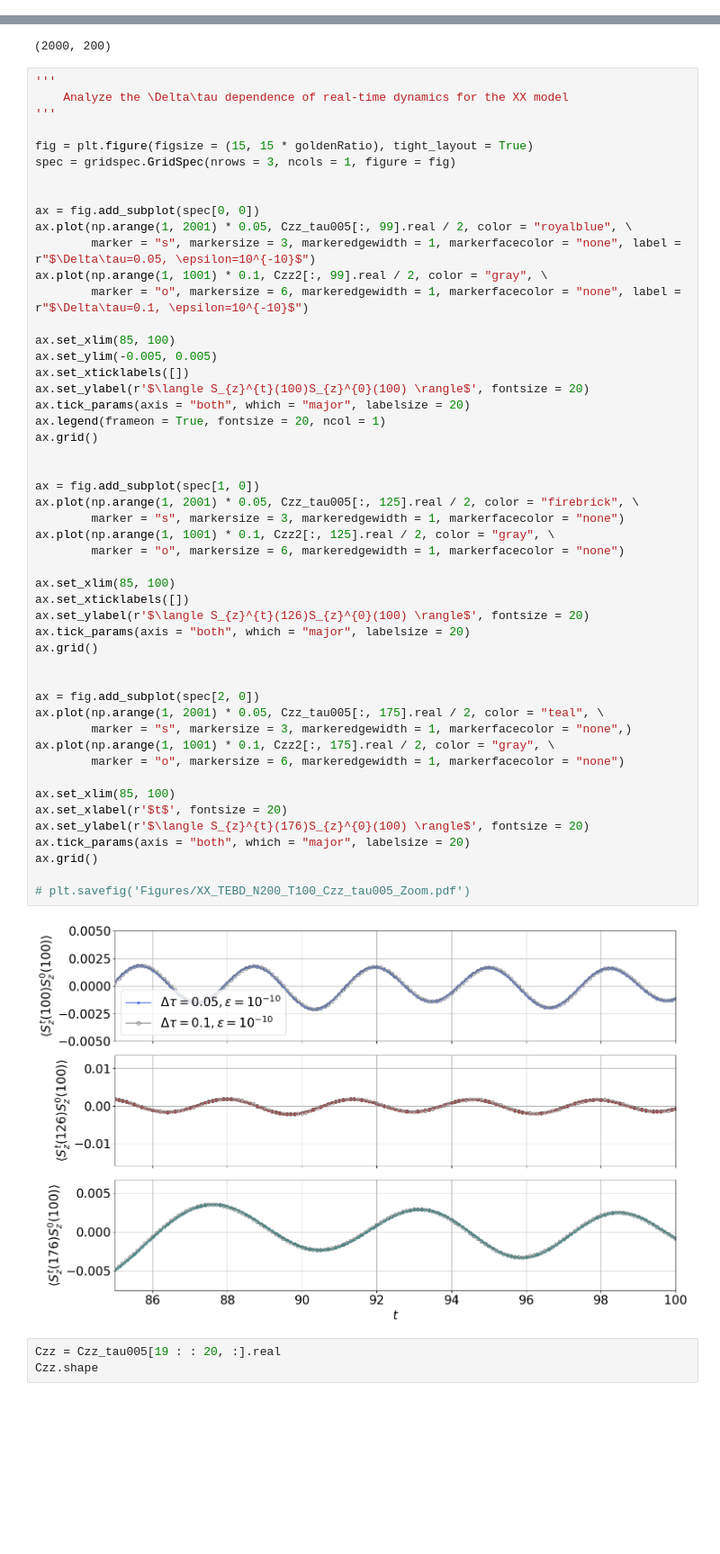
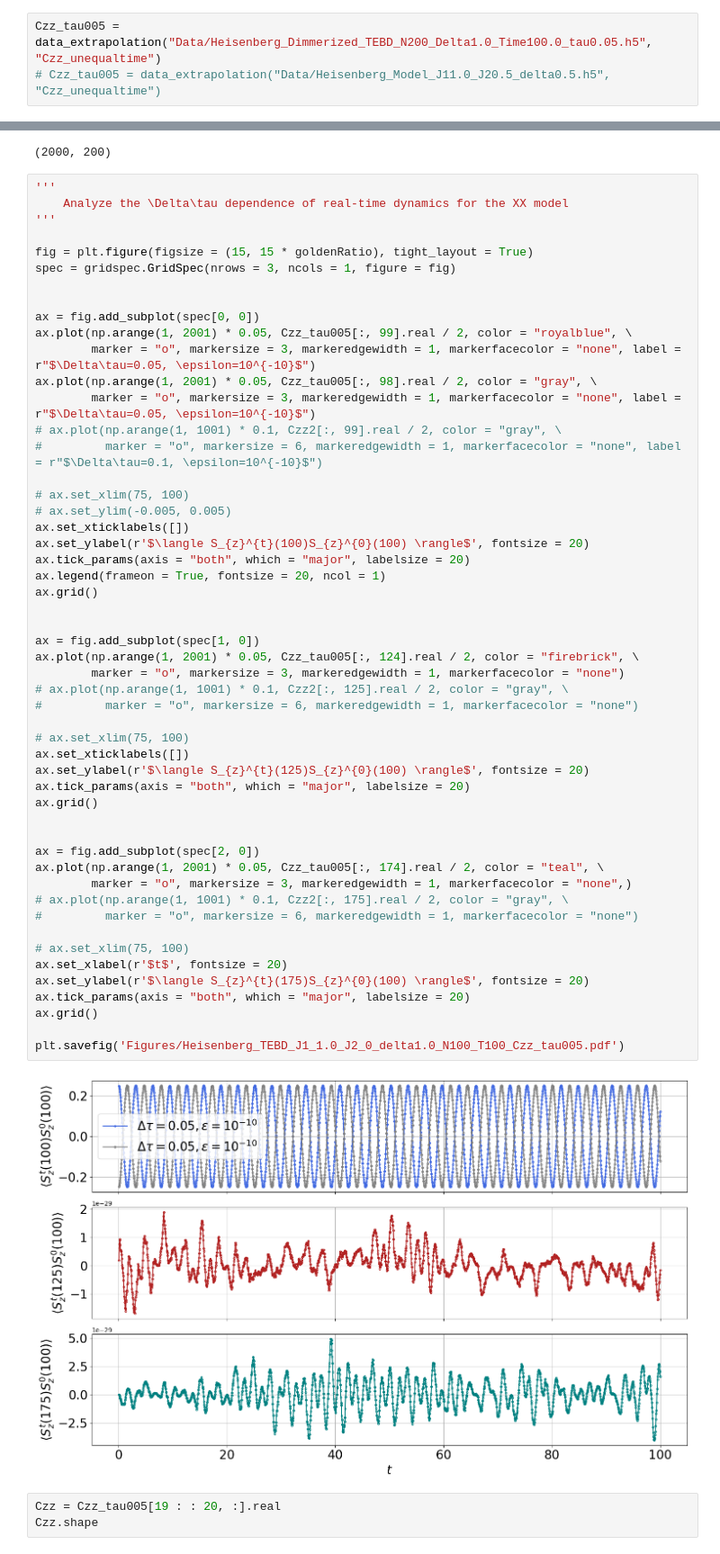
Before and after one commit to xiaobo-23/TimeEvolution, a Jupyter notebook: Spectrum_Analysis.ipynb, the cells around one changed output, grey strips where cells are left out. Shown at 90% size. Drawn from its saved outputs; the diff is of its cells as text; blank space fills up the shorter version.

```diff
--- a/Spectrum_Analysis.ipynb
+++ b/Spectrum_Analysis.ipynb
@@ -64,0 +60,3 @@ Czz_tau005 = data_extrapolation("Data/XX_Model_TEBD_N200_Time100.0_tau0.05_epsil
+# %%
+Czz_tau005 = data_extrapolation("Data/Heisenberg_Dimmerized_TEBD_N200_Delta1.0_Time100.0_tau0.05.h5", "Czz_unequaltime")
+# Czz_tau005 = data_extrapolation("Data/Heisenberg_Model_J11.0_J20.5_delta0.5.h5", "Czz_unequaltime")
@@ -135,52 +134,54 @@ Czz_tau005.shape
 '''
 
 fig = plt.figure(figsize = (15, 15 * goldenRatio), tight_layout = True)
 spec = gridspec.GridSpec(nrows = 3, ncols = 1, figure = fig)
 
 
 ax = fig.add_subplot(spec[0, 0])
 ax.plot(np.arange(1, 2001) * 0.05, Czz_tau005[:, 99].real / 2, color = "royalblue", \
-        marker = "s", markersize = 3, markeredgewidth = 1, markerfacecolor = "none", label = r"$\Delta\tau=0.05, \epsilon=10^{-10}$")
-ax.plot(np.arange(1, 1001) * 0.1, Czz2[:, 99].real / 2, color = "gray", \
-        marker = "o", markersize = 6, markeredgewidth = 1, markerfacecolor = "none", label = r"$\Delta\tau=0.1, \epsilon=10^{-10}$")
+        marker = "o", markersize = 3, markeredgewidth = 1, markerfacecolor = "none", label = r"$\Delta\tau=0.05, \epsilon=10^{-10}$")
+ax.plot(np.arange(1, 2001) * 0.05, Czz_tau005[:, 98].real / 2, color = "gray", \
+        marker = "o", markersize = 3, markeredgewidth = 1, markerfacecolor = "none", label = r"$\Delta\tau=0.05, \epsilon=10^{-10}$")
+# ax.plot(np.arange(1, 1001) * 0.1, Czz2[:, 99].real / 2, color = "gray", \
+#         marker = "o", markersize = 6, markeredgewidth = 1, markerfacecolor = "none", label = r"$\Delta\tau=0.1, \epsilon=10^{-10}$")
 
-ax.set_xlim(85, 100)
-ax.set_ylim(-0.005, 0.005)
+# ax.set_xlim(75, 100)
+# ax.set_ylim(-0.005, 0.005)
 ax.set_xticklabels([])
 ax.set_ylabel(r'$\langle S_{z}^{t}(100)S_{z}^{0}(100) \rangle$', fontsize = 20)
 ax.tick_params(axis = "both", which = "major", labelsize = 20)
 ax.legend(frameon = True, fontsize = 20, ncol = 1)
 ax.grid()
 
 
 ax = fig.add_subplot(spec[1, 0])
-ax.plot(np.arange(1, 2001) * 0.05, Czz_tau005[:, 125].real / 2, color = "firebrick", \
-        marker = "s", markersize = 3, markeredgewidth = 1, markerfacecolor = "none")
-ax.plot(np.arange(1, 1001) * 0.1, Czz2[:, 125].real / 2, color = "gray", \
-        marker = "o", markersize = 6, markeredgewidth = 1, markerfacecolor = "none")
+ax.plot(np.arange(1, 2001) * 0.05, Czz_tau005[:, 124].real / 2, color = "firebrick", \
+        marker = "o", markersize = 3, markeredgewidth = 1, markerfacecolor = "none")
+# ax.plot(np.arange(1, 1001) * 0.1, Czz2[:, 125].real / 2, color = "gray", \
+#         marker = "o", markersize = 6, markeredgewidth = 1, markerfacecolor = "none")
 
-ax.set_xlim(85, 100)
+# ax.set_xlim(75, 100)
 ax.set_xticklabels([])
-ax.set_ylabel(r'$\langle S_{z}^{t}(126)S_{z}^{0}(100) \rangle$', fontsize = 20)
+ax.set_ylabel(r'$\langle S_{z}^{t}(125)S_{z}^{0}(100) \rangle$', fontsize = 20)
 ax.tick_params(axis = "both", which = "major", labelsize = 20)
 ax.grid()
 
 
 ax = fig.add_subplot(spec[2, 0])
-ax.plot(np.arange(1, 2001) * 0.05, Czz_tau005[:, 175].real / 2, color = "teal", \
-        marker = "s", markersize = 3, markeredgewidth = 1, markerfacecolor = "none",)
-ax.plot(np.arange(1, 1001) * 0.1, Czz2[:, 175].real / 2, color = "gray", \
-        marker = "o", markersize = 6, markeredgewidth = 1, markerfacecolor = "none")
+ax.plot(np.arange(1, 2001) * 0.05, Czz_tau005[:, 174].real / 2, color = "teal", \
+        marker = "o", markersize = 3, markeredgewidth = 1, markerfacecolor = "none",)
+# ax.plot(np.arange(1, 1001) * 0.1, Czz2[:, 175].real / 2, color = "gray", \
+#         marker = "o", markersize = 6, markeredgewidth = 1, markerfacecolor = "none")
 
-ax.set_xlim(85, 100)
+# ax.set_xlim(75, 100)
 ax.set_xlabel(r'$t$', fontsize = 20)
-ax.set_ylabel(r'$\langle S_{z}^{t}(176)S_{z}^{0}(100) \rangle$', fontsize = 20)
+ax.set_ylabel(r'$\langle S_{z}^{t}(175)S_{z}^{0}(100) \rangle$', fontsize = 20)
 ax.tick_params(axis = "both", which = "major", labelsize = 20)
 ax.grid()
 
-# plt.savefig('Figures/XX_TEBD_N200_T100_Czz_tau005_Zoom.pdf')
+plt.savefig('Figures/Heisenberg_TEBD_J1_1.0_J2_0_delta1.0_N100_T100_Czz_tau005.pdf')
 # %% [output]
-[figure, old version]
+[figure, new version]
 # %%
 Czz = Czz_tau005[19 : : 20, :].real
 Czz.shape
```
Also changed, not shown: parts of 27 cells of this notebook, 1 other file.
